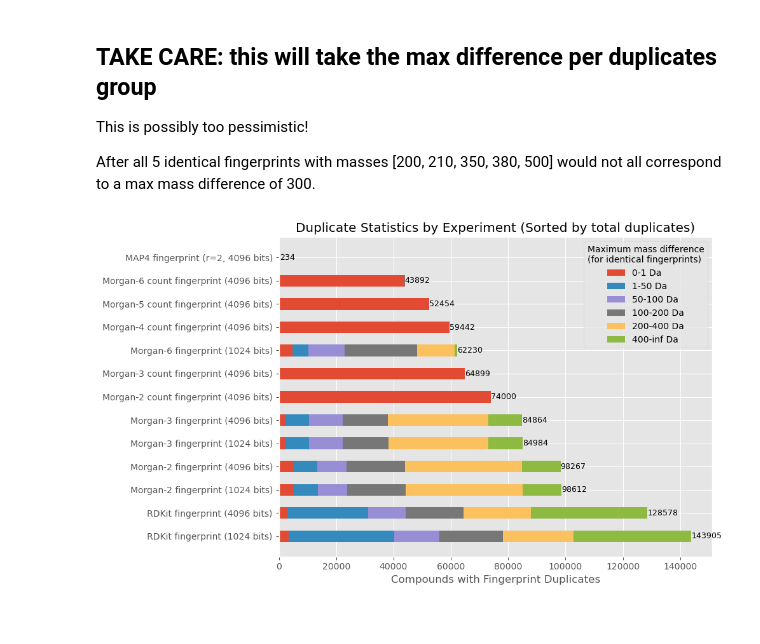
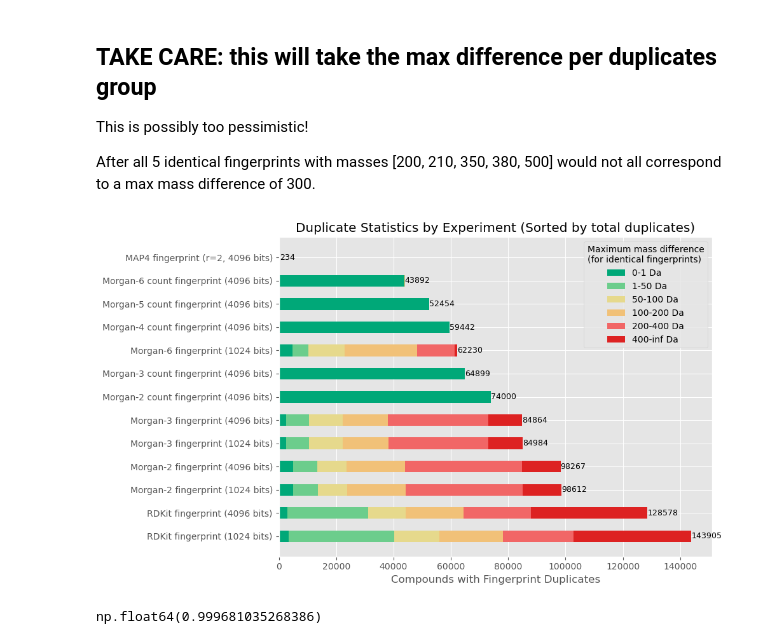
Before and after one commit to florian-huber/molecular_fingerprint_comparisons, a Jupyter notebook: notebooks/fingerprint_analysis_01_duplications.ipynb, the cells around one changed output. Cells and saved outputs as stored; diff of their text form; code cells hidden in the pictures.

Commit message:
change colormap

```diff
--- a/notebooks/fingerprint_analysis_01_duplications.ipynb
+++ b/notebooks/fingerprint_analysis_01_duplications.ipynb
@@ -611,6 +611,11 @@ def compute_compound_max_differences(masses):
         all_max_diffs.append(max_diff)
 
     return np.array(all_max_diffs)
+# %%
+colors = ["#00A878", "#6CCD8C",
+          "#E6D98C", "#F1C178",
+          "#F16666", "#DD2222",
+          ]
 # %%
 # Define the bins
 bins = [(0, 1), (1, 50), (50, 100), (100, 200), (200, 400), (400, np.inf)]
@@ -646,32 +651,38 @@ sorted_experiments = sorted(
 # Plotting
 fig, ax = plt.subplots(figsize=(10, 6))
 
 # Prepare for stacked bar chart
 width = 0.5
 y_positions = np.arange(len(sorted_experiments))
 left_stack = np.zeros(len(sorted_experiments))
 
 # Iterate over bins and stack their sums
 for i, label in enumerate(bin_labels):
     values = [experiment[1][i] for experiment in sorted_experiments]
-    ax.barh(y_positions, values, width, label=label, left=left_stack)
+    ax.barh(y_positions, values, width, label=label, left=left_stack, color=colors[i])
     left_stack += values
 
 # Add numbers
 for i, y in enumerate(y_positions):
     value = sorted_experiments[i][1].sum()
     plt.text(value, i-0.1, f"{value:.0f}", fontsize=9)
 
 # Configure plot appearance
 ax.set_yticks(y_positions)
 ax.set_yticklabels([experiment[0] for experiment in sorted_experiments])
 ax.set_xlabel("Compounds with Fingerprint Duplicates")
 ax.set_title("Duplicate Statistics by Experiment (Sorted by total duplicates)")
 ax.legend(title="Maximum mass difference\n(for identical fingerprints)", loc="upper right")
 
 plt.tight_layout()
 plt.savefig("Duplicate_statistics_max_mass_difference_700k.pdf")
 plt.savefig("Duplicate_statistics_max_mass_difference_700k.png", dpi=300)
 plt.show()
 # %% [output]
-[figure, old version]
+[figure, new version]
+# %%
+# Check percentage in first bin
+sums = experiment_sums['Morgan-6 count fingerprint (4096 bits)']
+sums[0] / sums.sum()
+# %% [output]
+np.float64(0.999681035268386)
```
